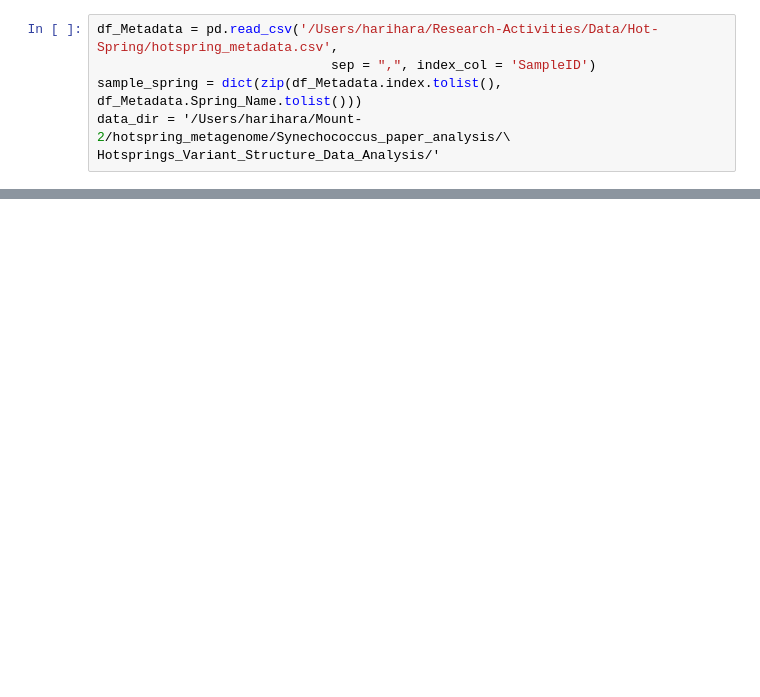
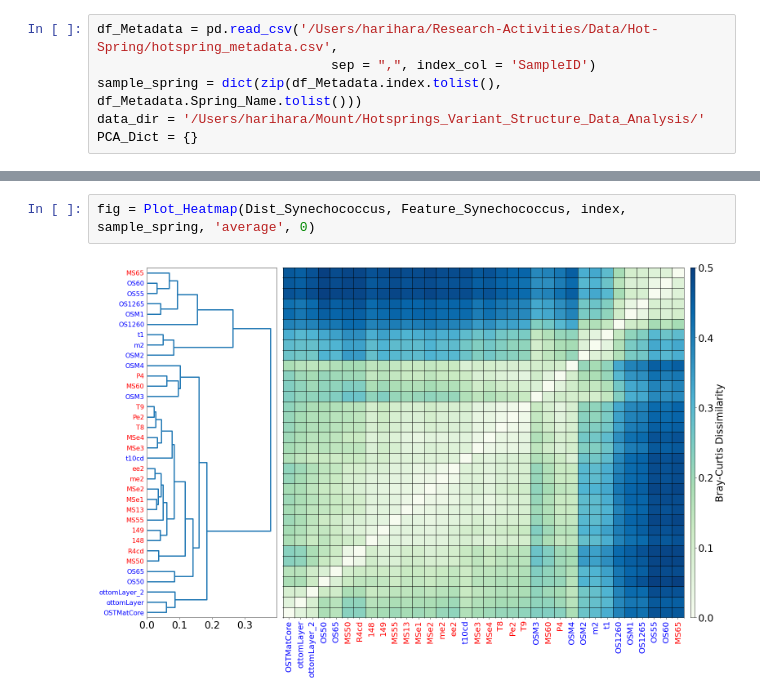
Before and after one commit to hsmurali/Hot_Springs_Analysis, a Jupyter notebook: Scripts/Strain-Analysis/Synechococcus_Paper/Cluster_Novel_Segments_Across_Samples/Cluster_Presence_Absence_Matrix_Novel_Contigs.ipynb, the cells around one changed output, grey strips where cells are left out. Drawn from its saved outputs; the diff is of its cells as text; blank space fills up the shorter version.

```diff
--- a/Scripts/Strain-Analysis/Synechococcus_Paper/Cluster_Novel_Segments_Across_Samples/Cluster_Presence_Absence_Matrix_Novel_Contigs.ipynb
+++ b/Scripts/Strain-Analysis/Synechococcus_Paper/Cluster_Novel_Segments_Across_Samples/Cluster_Presence_Absence_Matrix_Novel_Contigs.ipynb
@@ -122,6 +97,6 @@ def Plot_Heatmap(Dist_Mat, Feature_Mat, index_vec, sample_spring, method = 'aver
 df_Metadata = pd.read_csv('/Users/harihara/Research-Activities/Data/Hot-Spring/hotspring_metadata.csv',
                               sep = ",", index_col = 'SampleID')
 sample_spring = dict(zip(df_Metadata.index.tolist(), df_Metadata.Spring_Name.tolist()))
-data_dir = '/Users/harihara/Mount-2/hotspring_metagenome/Synechococcus_paper_analysis/\
-Hotsprings_Variant_Structure_Data_Analysis/'
+data_dir = '/Users/harihara/Mount/Hotsprings_Variant_Structure_Data_Analysis/'
+PCA_Dict = {}
 # %%
@@ -175,0 +180,4 @@ fig = Plot_Heatmap(Dist_All, Feature_All, index, sample_spring, 'ward', 0)
+# %%
+fig = Plot_Heatmap(Dist_Synechococcus, Feature_Synechococcus, index, sample_spring, 'average', 0)
+# %% [output]
+[figure, added]
```
Also changed, not shown: parts of 10 cells of this notebook, 3 other files.
